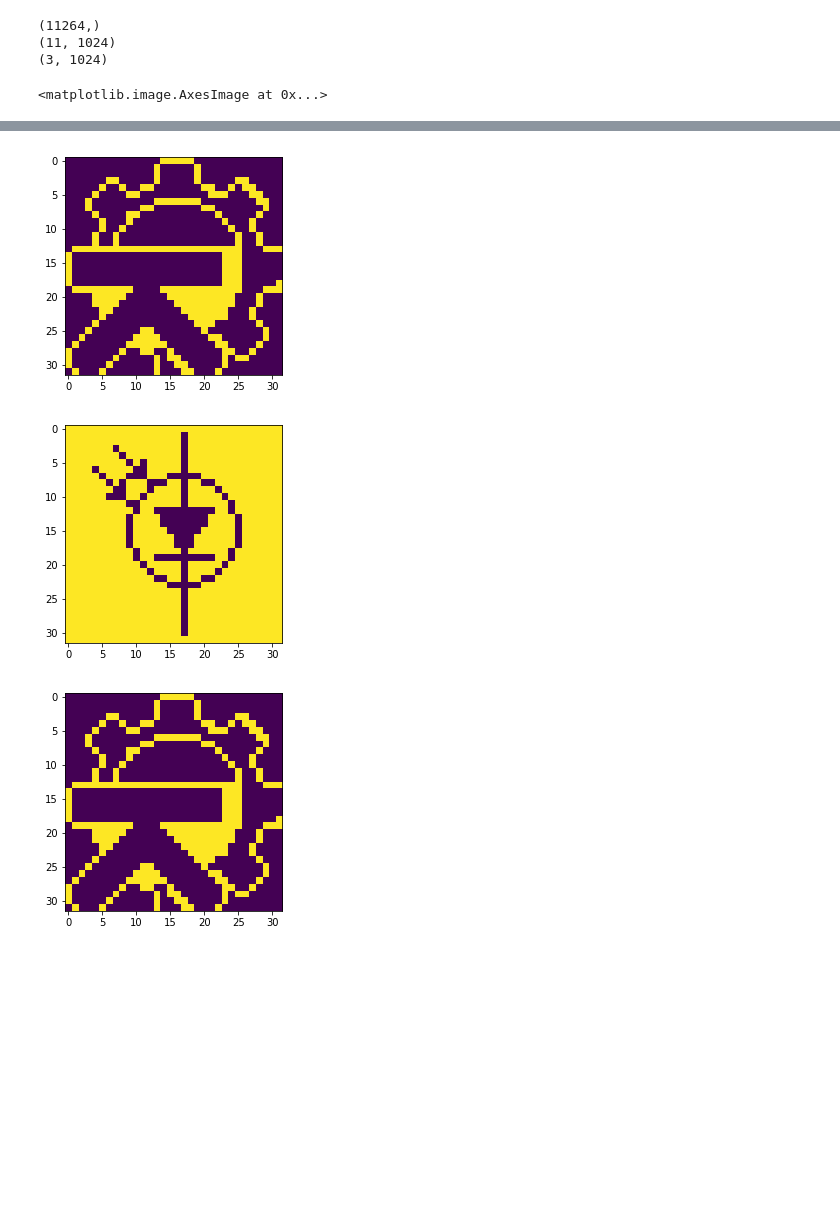
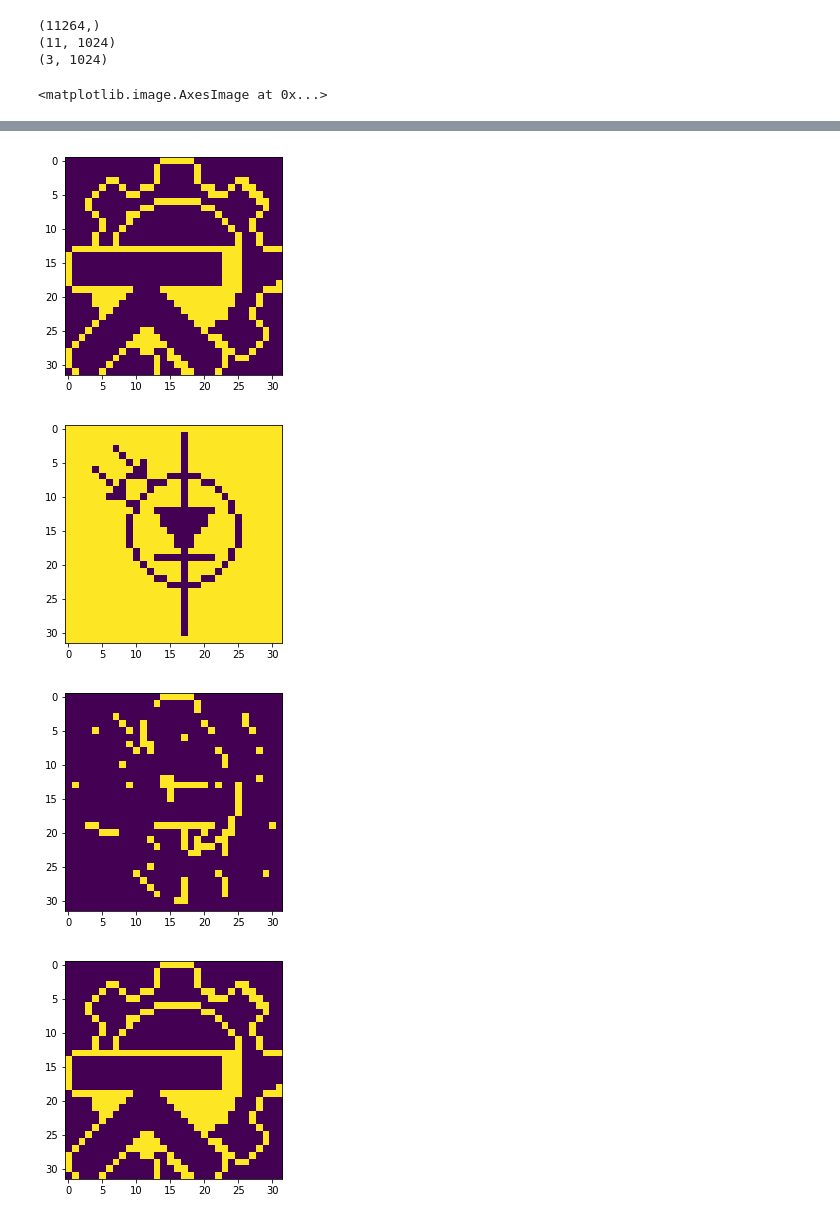
Before and after one commit to smallgreycreatures/DD2437, a Jupyter notebook: lab3/3.2.ipynb, the cells around one changed output, grey strips where cells are left out. Cells and saved outputs as stored; diff of their text form; code cells hidden in the pictures; blank space fills up the shorter version.

```diff
--- a/lab3/3.2.ipynb
+++ b/lab3/3.2.ipynb
@@ -28,32 +28,39 @@ def find_pattern(x, W, epochs):
 # %%
 data = np.loadtxt('pict.dat',delimiter=",", dtype=int)
 print(data.shape)
 data = data.reshape(-1,1024)
 print(data.shape)
 #to start with learn the first three
 train_X = data[0:3].copy()
 print(train_X.shape)
-plt.figure()
-plt.imshow(train_X[0].reshape((32,32)))
-plt.figure()
-plt.imshow(train_X[1].reshape((32,32)))
+
+
 plt.figure()
 plt.imshow(train_X[2].reshape((32,32)))
 W = np.zeros((train_X.shape[1],train_X.shape[1]))
 W = update_weights(train_X,W)
-epochs = 20
-x = find_pattern(data[10],W,20)
+epochs = 100
+plt.figure()
+plt.imshow(train_X[0].reshape((32,32)))
+x = find_pattern(data[9],W,epochs)
 plt.figure()
 plt.imshow(x.reshape((32,32)))
+
+plt.figure()
+plt.imshow(train_X[1].reshape((32,32)))
+x = find_pattern(data[10],W,epochs)
+plt.figure()
+plt.imshow(x.reshape((32,32)))
 # %% [output]
 (11264,)
 (11, 1024)
 (3, 1024)
 <matplotlib.image.AxesImage at 0x...>
 [figure]
 [figure]
 [figure]
-[figure, old version]
+[figure, new version]
+[figure, added]
 # %%
 def recall_async(x,W):
     order = np.arange(W.shape[0])
```
Also changed, not shown: parts of 2 cells of this notebook, 3 other files.
